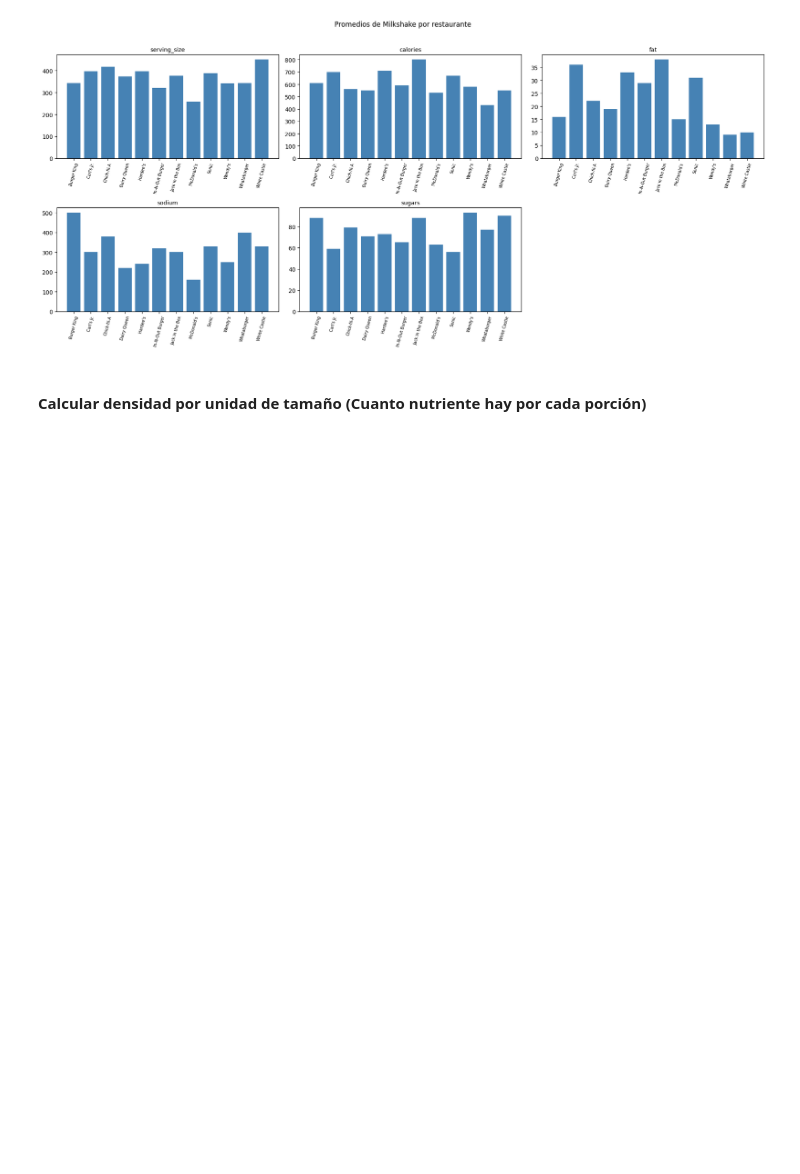
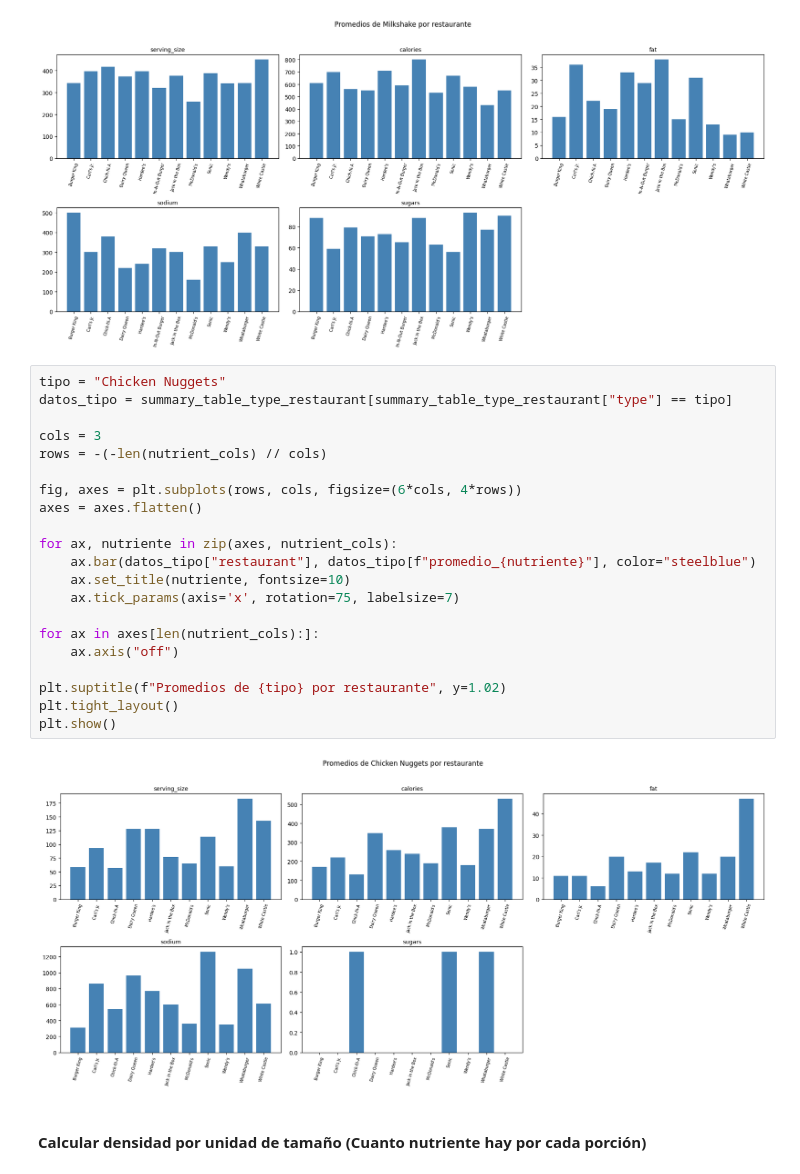
Before and after one commit to juan1jose3/pandas_stuff, a Jupyter notebook: restaurant_stats/stats.ipynb, the cells around one changed output. Cells and saved outputs as stored; diff of their text form; blank space fills up the shorter version.

```diff
--- a/restaurant_stats/stats.ipynb
+++ b/restaurant_stats/stats.ipynb
@@ -321,6 +321,29 @@ plt.tight_layout()
 plt.show()
 # %% [output]
 [figure]
+# %%
+tipo = "Chicken Nuggets"
+datos_tipo = summary_table_type_restaurant[summary_table_type_restaurant["type"] == tipo]
+
+cols = 3
+rows = -(-len(nutrient_cols) // cols)
+
+fig, axes = plt.subplots(rows, cols, figsize=(6*cols, 4*rows))
+axes = axes.flatten()
+
+for ax, nutriente in zip(axes, nutrient_cols):
+    ax.bar(datos_tipo["restaurant"], datos_tipo[f"promedio_{nutriente}"], color="steelblue")
+    ax.set_title(nutriente, fontsize=10)
+    ax.tick_params(axis='x', rotation=75, labelsize=7)
+
+for ax in axes[len(nutrient_cols):]:
+    ax.axis("off")
+
+plt.suptitle(f"Promedios de {tipo} por restaurante", y=1.02)
+plt.tight_layout()
+plt.show()
+# %% [output]
+[figure, added]
 # %% [markdown]
 #### Calcular densidad por unidad de tamaño (Cuanto nutriente hay por cada porción)
 # %%
```
Also changed, not shown: 1 other file.
